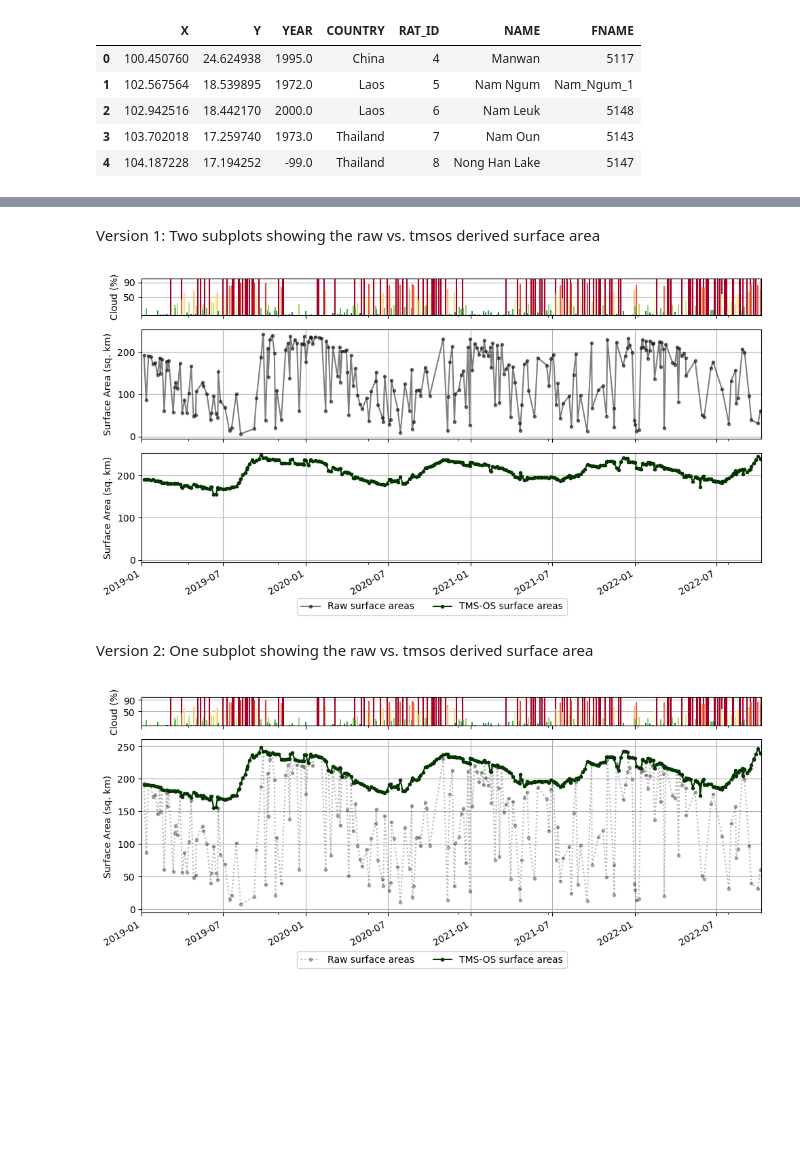
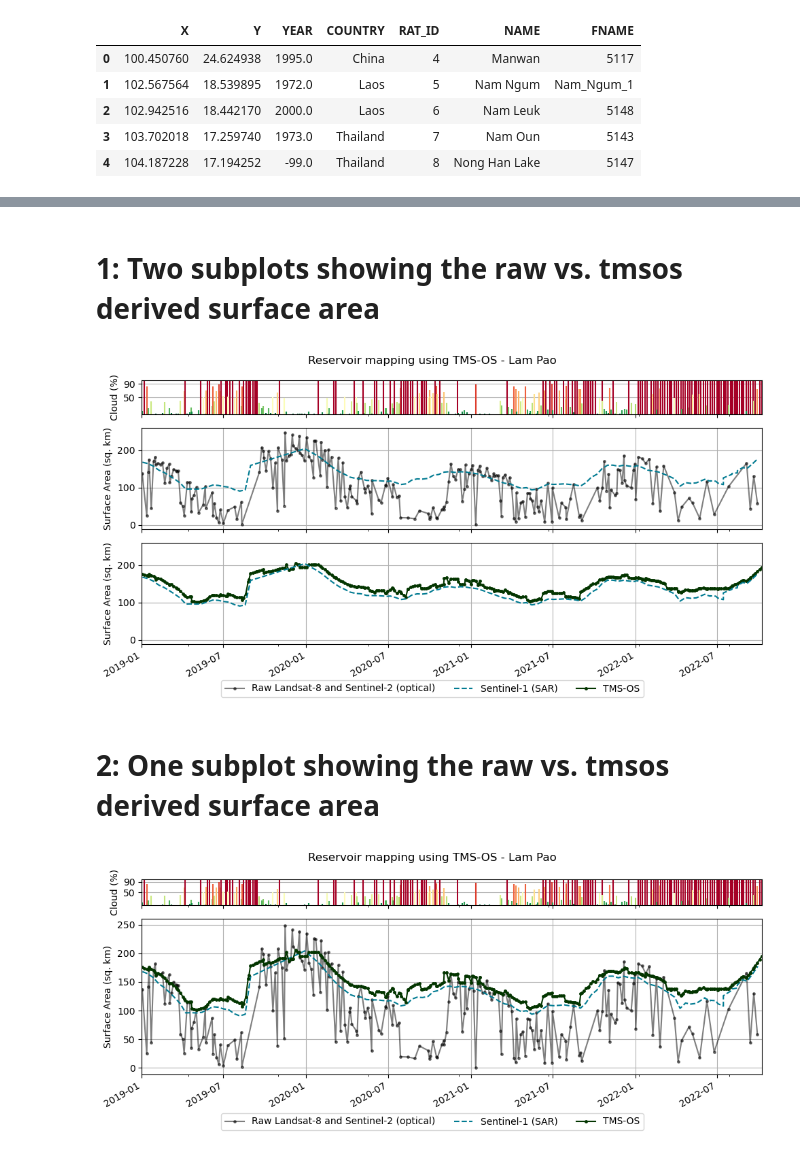
Before and after one commit to pritamd47/cuahsi_data_viz_2022_project, a Jupyter notebook: notebooks/sandbox.ipynb, the cells around one changed output, grey strips where cells are left out. Drawn from its saved outputs; the diff is of its cells as text; code cells hidden in the pictures; blank space fills up the shorter version.

```diff
--- a/notebooks/sandbox.ipynb
+++ b/notebooks/sandbox.ipynb
@@ -17,8 +18,14 @@ res_location.head()
 | 3 | 103.702018 | 17.259740 | 1973.0 | Thailand | 7 | Nam Oun | 5143 |
 | 4 | 104.187228 | 17.194252 | -99.0 | Thailand | 8 | Nong Han Lake | 5147 |
 # %%
+# meta variable, to save or not to save, that is the question
+SAVE_FIG = True
+
 # select one reservoir of choice to make initial plots
-resname = "Sirindhorn"
+resname = "Lam Pao"
+# resname = "Sirindhorn"
+# resname = "Ubol Ratana"
+# resname = "Nakai"
 resinfo = res_location[res_location['NAME'] == resname]
 resinfo
 # %% [output]
@@ -40,3 +47,8 @@ tmsos_df.head()
 # %%
 raw_areas = tmsos_df['water_area_uncorrected'].dropna()
 raw_areas = raw_areas[tmsos_df['cloud_percent'] < 90]
+# %%
+# read in sar data
+sar_fn = f"../data/surface-areas/sar/{resinfo['FNAME'].values[0]}_12d_sar.csv"
+sar_df = pd.read_csv(sar_fn, parse_dates=['time']).rename({'time': 'date'}, axis=1).set_index('date')
+sar_df.head()
@@ -43,5 +63,5 @@ raw_areas = raw_areas[tmsos_df['cloud_percent'] < 90]
 # %% [markdown]
-Version 1: Two subplots showing the raw vs. tmsos derived surface area
+# 1: Two subplots showing the raw vs. tmsos derived surface area
 # %%
 f, (ax0, ax1, ax2) = plt.subplots(
     figsize=(10, 5),
@@ -64,10 +84,12 @@ ax0.set_xlim(pd.to_datetime('2019-01-01'), tmsos_df.index.max())
 ax0.set_ylim(0, 100)
 ax0.set_yticks([50, 90])
 
-raw_areas.plot(color='xkcd:black', label='Raw surface areas', alpha=0.5, linestyle='-', marker='.', ax=ax1)
+ax1.plot(raw_areas, color='xkcd:black', label='Raw Landsat-8 and Sentinel-2 (optical)', alpha=0.5, linestyle='-', marker='.', markersize=5)
+ax1.plot(sar_df['sarea'], color='xkcd:ocean', label='Sentinel-1 (SAR)', linestyle='--')
 
-# raw_areas.plot(color='xkcd:black', label='', alpha=0.3, linestyle='dotted', marker='.', ax=ax2)
-final_hdl = tmsos_df['area'].plot(color='xkcd:dark green', label='TMS-OS surface areas', marker='.', ax=ax2)
+final_hdl = tmsos_df['area'].plot(color='xkcd:dark green', label='TMS-OS', marker='.', markersize=5, ax=ax2)
+# sar_df['sarea'].plot(color='xkcd:ocean', label=None, linestyle='--', ax=ax2)
+ax2.plot(sar_df['sarea'], color='xkcd:ocean', label=None, linestyle='--')
 
 for ax in (ax1, ax2):
     ax.grid()
@@ -76,48 +98,73 @@ for ax in (ax1, ax2):
 ax2.set_xlabel('')
 ax2.set_ylim(ax1.get_ylim())
 
-# f.suptitle(f"Tiered multi-sensor high frequency surface area - {resname_pretty}")
+f.suptitle(f"Reservoir mapping using TMS-OS - {resname}")
 f.legend(ncol=3, bbox_to_anchor=[0.5, 0.04], loc='upper center')
 plt.tight_layout()
-# f.set_size_inches(10, 12)
+
+if SAVE_FIG:
+    savedir = "../results/1/"
+    if not os.path.isdir(savedir):
+        try:
+            os.makedirs(savedir)
+        except Exception as e:
+            print(f"Could't create directory: {savedir}")
+            raise e
+
+    f.savefig(os.path.join(savedir, f"{resname}.png"), dpi=600)
 # %% [output]
-[figure, old version]
+[figure, new version]
 # %% [markdown]
-Version 2: One subplot showing the raw vs. tmsos derived surface area
+# 2: One subplot showing the raw vs. tmsos derived surface area
 # %%
 f, (ax0, ax1) = plt.subplots(
     figsize=(10, 4),
     nrows = 2,
     sharex=True,
     gridspec_kw=dict(height_ratios=[1, 6])
 )
 
 clouds_percent = tmsos_df['cloud_percent']
 # colors for vertical lines
 norm = mpl.colors.Normalize(vmin=0, vmax=100)
 cmap = mpl.cm.get_cmap('RdYlGn_r')
 colors = [cmap(norm(v)) for v in clouds_percent]
 
 ax0.vlines(clouds_percent.index, 0, clouds_percent.values, colors=colors)
 ax0.grid(axis='y')
 ax0.set_ylabel('Cloud (%)')
 
 ax0.set_xlim(pd.to_datetime('2019-01-01'), tmsos_df.index.max())
 ax0.set_ylim(0, 100)
 ax0.set_yticks([50, 90])
 
+ax1.plot(raw_areas, color='xkcd:black', label='Raw Landsat-8 and Sentinel-2 (optical)', alpha=0.5, linestyle='-', marker='.', markersize=5)
+ax1.plot(sar_df['sarea'], color='xkcd:ocean', label='Sentinel-1 (SAR)', linestyle='--')
 
-raw_areas.plot(color='xkcd:black', label='Raw surface areas', alpha=0.3, linestyle='dotted', marker='.', ax=ax1)
-final_hdl = tmsos_df['area'].plot(color='xkcd:dark green', label='TMS-OS surface areas', marker='.', ax=ax1)
+final_hdl = tmsos_df['area'].plot(color='xkcd:dark green', label='TMS-OS', marker='.', markersize=5, ax=ax1)
+# sar_df['sarea'].plot(color='xkcd:ocean', label=None, linestyle='--', ax=ax2)
+# ax2.plot(sar_df['sarea'], color='xkcd:ocean', label=None, linestyle='--')
 
-ax1.grid()
-ax1.set_ylabel("Surface Area (sq. km)")
+for ax in (ax1, ax2):
+    ax.grid()
+    ax.set_ylabel("Surface Area (sq. km)")
 
 ax1.set_xlabel('')
+ax1.set_ylim(ax1.get_ylim())
 
-# f.suptitle(f"Tiered multi-sensor high frequency surface area - {resname_pretty}")
+f.suptitle(f"Reservoir mapping using TMS-OS - {resname}")
 f.legend(ncol=3, bbox_to_anchor=[0.5, 0.04], loc='upper center')
 plt.tight_layout()
-# f.set_size_inches(10, 12)
+
+if SAVE_FIG:
+    savedir = "../results/2/"
+    if not os.path.isdir(savedir):
+        try:
+            os.makedirs(savedir)
+        except Exception as e:
+            print(f"Could't create directory: {savedir}")
+            raise e
+
+    f.savefig(os.path.join(savedir, f"{resname}.png"), dpi=600)
 # %% [output]
-[figure, old version]
+[figure, new version]
```
Also changed, not shown: parts of 4 cells of this notebook.
